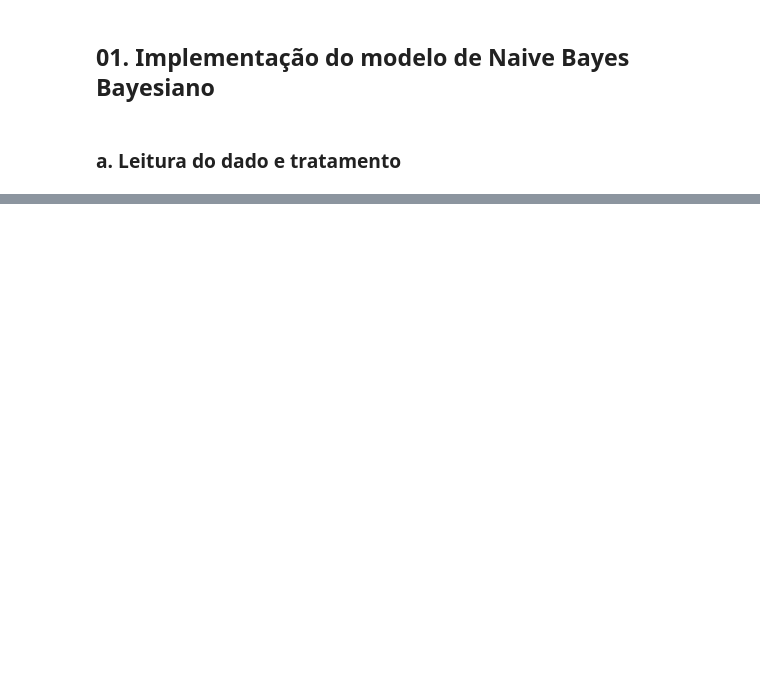
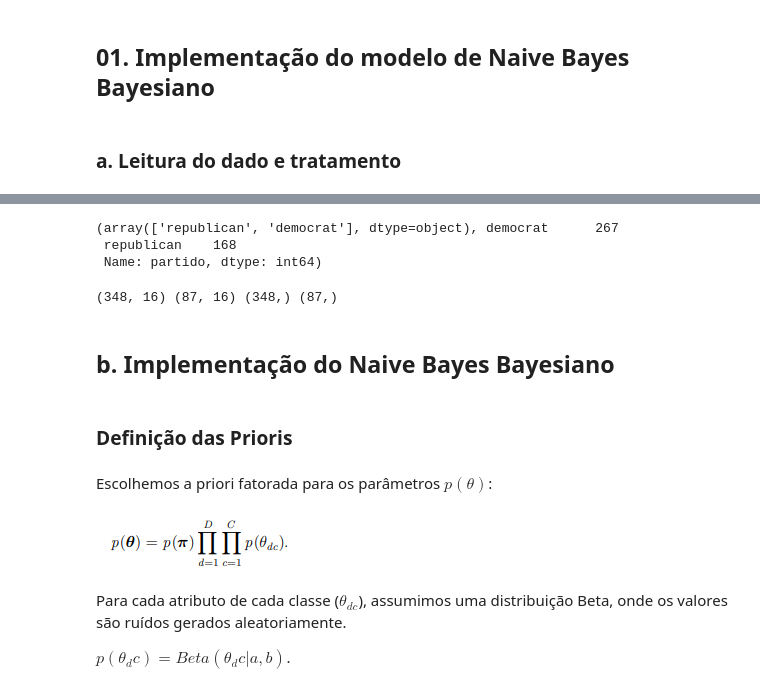
Before and after one commit to AndyFernandes/probabilistic-machine-learning, a Jupyter notebook: Trabalho03/Trabalho_03.ipynb, the cells around one changed output, grey strips where cells are left out. Drawn from its saved outputs; the diff is of its cells as text; code cells hidden in the pictures; blank space fills up the shorter version.

```diff
--- a/Trabalho03/Trabalho_03.ipynb
+++ b/Trabalho03/Trabalho_03.ipynb
@@ -110,0 +44,30 @@ def plot_posterior(mean, cov, resolution = 100):
+# %%
+# Verificando a quantidade por partido
+classes = data["partido"].unique()
+classes, data["partido"].value_counts()
+# %% [output]
+(array(['republican', 'democrat'], dtype=object), democrat      267
+ republican    168
+ Name: partido, dtype: int64)
+# %%
+# Separação dos conjuntos de treino e teste
+X = data.iloc[:, 1:17]
+y = data.iloc[:, 0]
+x_train, x_test, y_train, y_test = train_test_split(X, y, test_size=0.2, random_state=42)
+print(x_train.shape, x_test.shape, y_train.shape, y_test.shape)
+# %% [output]
+(348, 16) (87, 16) (348,) (87,)
+# %% [markdown]
+## b. Implementação do Naive Bayes Bayesiano
+# %% [markdown]
+### Definição das Prioris
+# %% [markdown]
+Escolhemos a priori fatorada para os parâmetros $p(θ)$:
+# %%
+Image(filename=path+'/imgs/formula_priori.png')
+# %% [output]
+[figure, added]
+# %% [markdown]
+Para cada atributo de cada classe ($\theta_{dc}$), assumimos uma distribuição Beta, onde os valores são ruídos gerados aleatoriamente.
+
+$p(θ_dc) = Beta(θ_dc|a, b)$.
```
Also changed, not shown: parts of 30 cells of this notebook.
